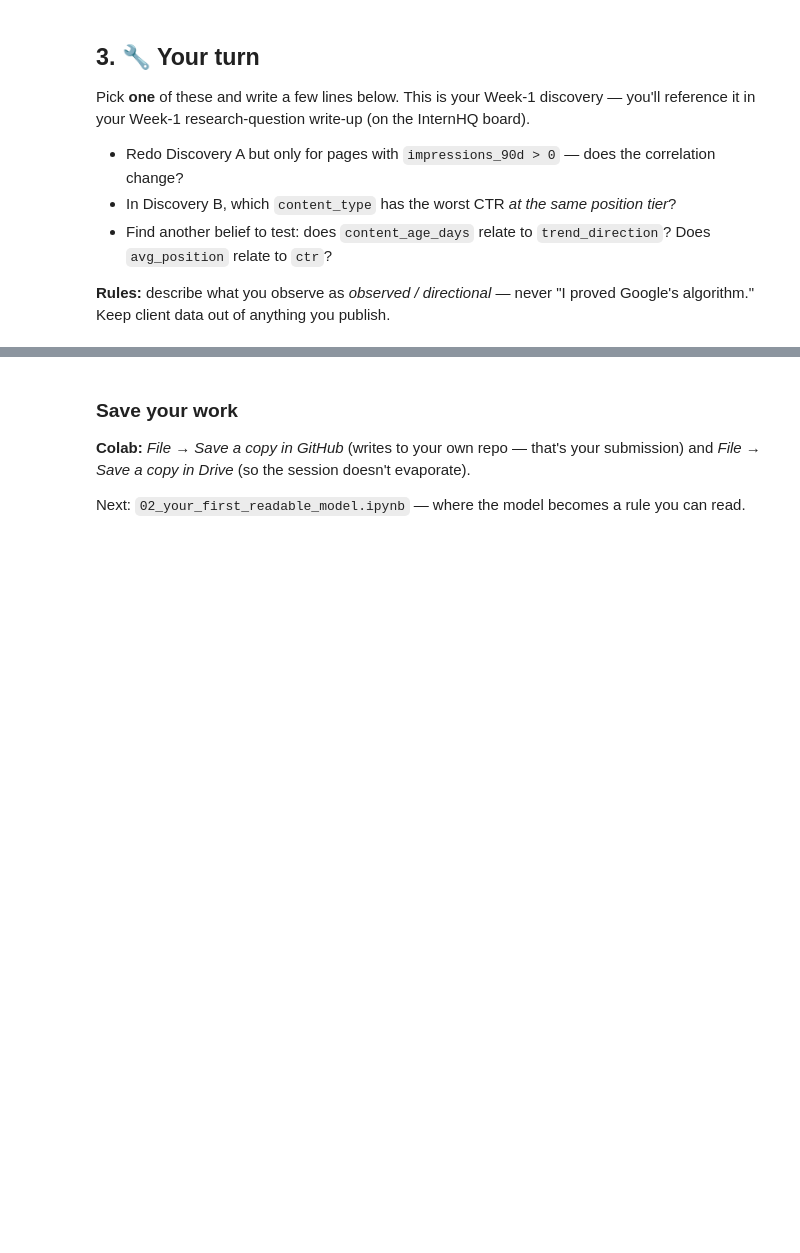
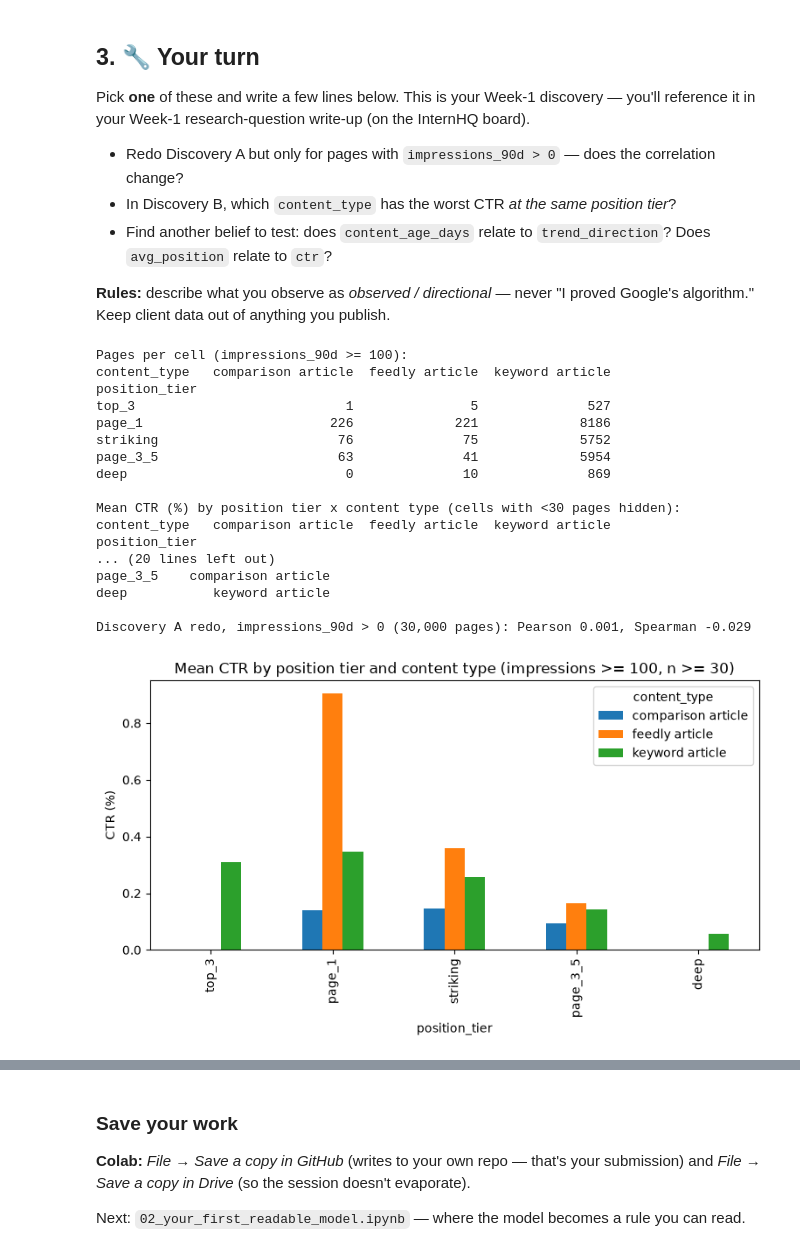
Before and after one commit to ShayanAhmed12/flyrank-internship-ml, a Jupyter notebook: notebooks/01_first_look_and_discovery.ipynb, the cells around one changed output, grey strips where cells are left out. Saved outputs shown, nothing was run; the diff lists cells and outputs as text; code cells hidden in the pictures; blank space fills up the shorter version.

```diff
--- a/notebooks/01_first_look_and_discovery.ipynb
+++ b/notebooks/01_first_look_and_discovery.ipynb
@@ -99,3 +153,58 @@ Pick **one** of these and write a few lines below. This is your Week-1 discovery
 **Rules:** describe what you observe as *observed / directional* — never "I proved Google's algorithm." Keep client data out of anything you publish.
 # %%
 # Your discovery here
+# Question picked: in Discovery B, which content_type has the worst CTR *at the same position tier*?
+# Same volume floor as Discovery B (impressions_90d >= 100) so CTR isn't driven by 1-2 clicks.
+# ctr is a x100 percentage (0.35 = 0.35%). Cells with fewer than 30 pages are hidden as too thin to read.
+MIN_PAGES = 30
+visible = df[df["impressions_90d"] >= 100]
+tier_order = ["top_3", "page_1", "striking", "page_3_5", "deep"]
+
+mean_ctr = visible.pivot_table(index="position_tier", columns="content_type", values="ctr", aggfunc="mean")
+median_ctr = visible.pivot_table(index="position_tier", columns="content_type", values="ctr", aggfunc="median")
+n_pages = visible.pivot_table(index="position_tier", columns="content_type", values="ctr", aggfunc="size")
+
+mean_ctr = mean_ctr.where(n_pages >= MIN_PAGES).reindex(tier_order)
+median_ctr = median_ctr.where(n_pages >= MIN_PAGES).reindex(tier_order)
+print("Pages per cell (impressions_90d >= 100):")
+print(n_pages.reindex(tier_order).fillna(0).astype(int).to_string())
+print()
+print("Mean CTR (%) by position tier x content type (cells with <30 pages hidden):")
+print(mean_ctr.round(3).to_string())
+print()
+print("Median CTR (%):")
+print(median_ctr.round(3).to_string())
+print()
+
+worst = mean_ctr.idxmin(axis=1).dropna()
+print("Worst content_type per tier (by mean CTR):")
+print(worst.to_string())
+
+ax = mean_ctr.dropna(how="all").plot(kind="bar", title="Mean CTR by position tier and content type (impressions >= 100, n >= 30)", ylabel="CTR (%)")
+ax.figure.set_size_inches(9, 4);
+
+# Quick side check (option 1): does dropping zero-impression pages change Discovery A?
+pos = df[df["impressions_90d"] > 0]
+print()
+print(f"Discovery A redo, impressions_90d > 0 ({len(pos):,} pages): "
+      f"Pearson {pos['search_volume'].corr(pos['impressions_90d']):.3f}, "
+      f"Spearman {pos['search_volume'].corr(pos['impressions_90d'], method='spearman'):.3f}")
+# %% [output]
+Pages per cell (impressions_90d >= 100):
+content_type   comparison article  feedly article  keyword article
+position_tier
+top_3                           1               5              527
+page_1                        226             221             8186
+striking                       76              75             5752
+page_3_5                       63              41             5954
+deep                            0              10              869
+
+Mean CTR (%) by position tier x content type (cells with <30 pages hidden):
+content_type   comparison article  feedly article  keyword article
+position_tier
+... (20 lines left out)
+page_3_5    comparison article
+deep           keyword article
+
+Discovery A redo, impressions_90d > 0 (30,000 pages): Pearson 0.001, Spearman -0.029
+[figure, added]
```
Also changed, not shown: parts of 8 cells of this notebook, 1 other file.
